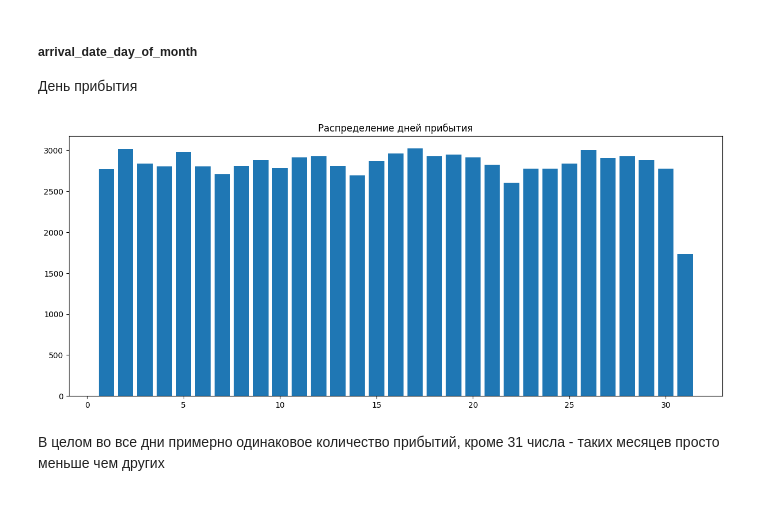
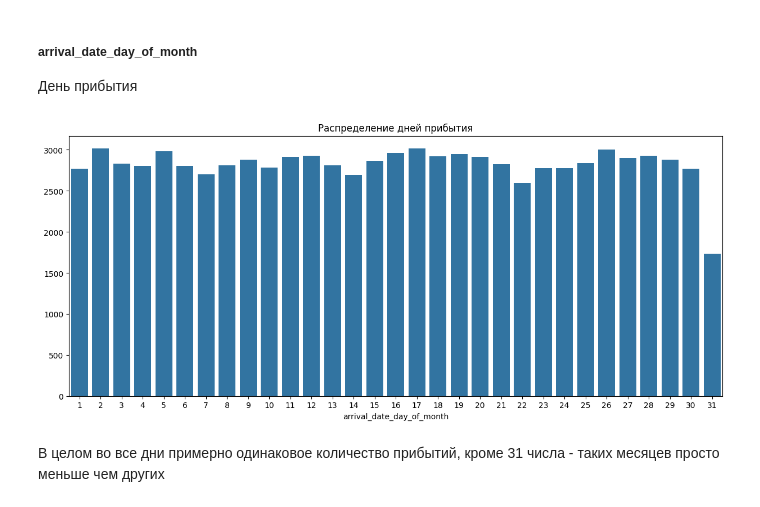
Before and after one commit to burtsev-sa/gp_4, a Jupyter notebook: overview_and_preparing.ipynb, the cells around one changed output. Cells and saved outputs as stored; diff of their text form; code cells hidden in the pictures.

```diff
--- a/overview_and_preparing.ipynb
+++ b/overview_and_preparing.ipynb
@@ -250,10 +249,10 @@ df = df.drop(columns={'arrival_date_week_number'})
 # %%
 plt.figure(figsize=(15,6))
 plt.title('Распределение дней прибытия')
-plt.bar(df['arrival_date_day_of_month'].value_counts().index, df['arrival_date_day_of_month'].value_counts().values)
+sns.barplot(x=df['arrival_date_day_of_month'].value_counts().index, y=df['arrival_date_day_of_month'].value_counts().values)
 plt.show()
 # %% [output]
-[figure, old version]
+[figure, new version]
 # %% [markdown]
 В целом во все дни примерно одинаковое количество прибытий, кроме 31 числа - таких месяцев просто меньше чем других
 # %% [markdown]
```
Also changed, not shown: parts of 20 cells of this notebook, 1 other file.
